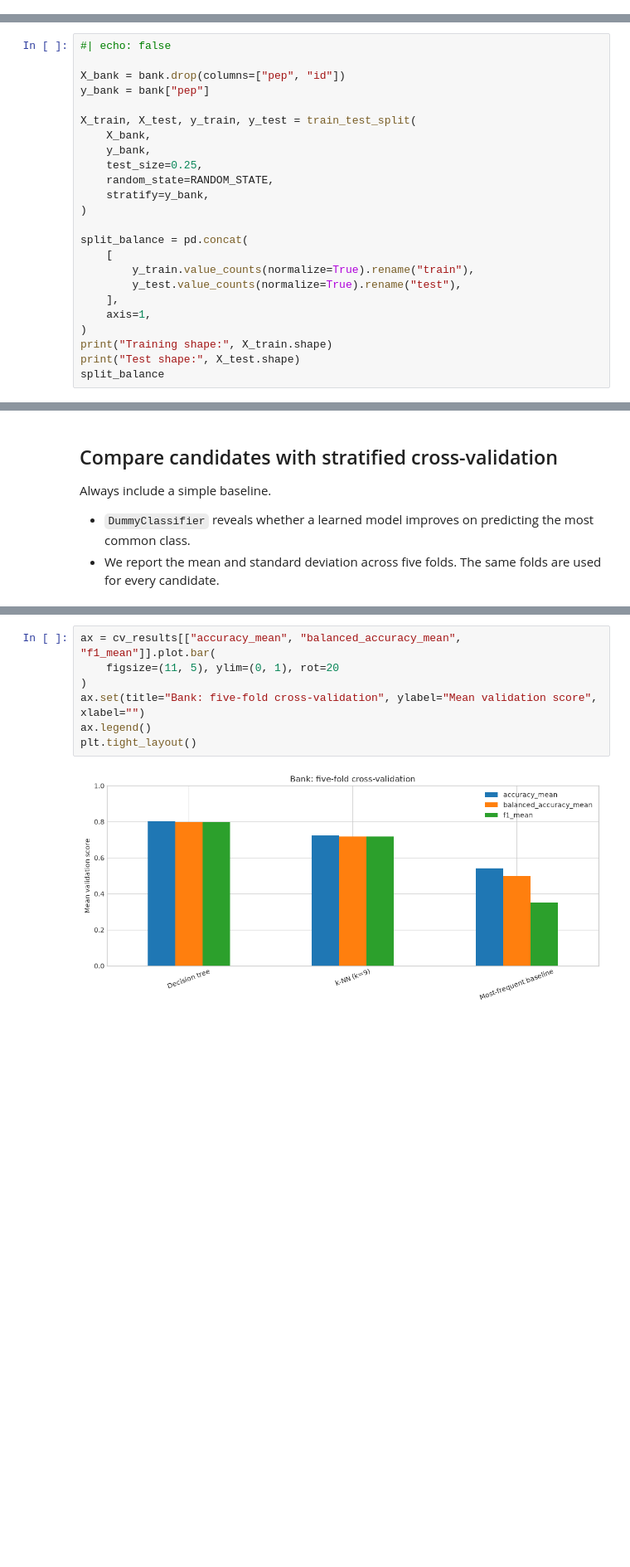
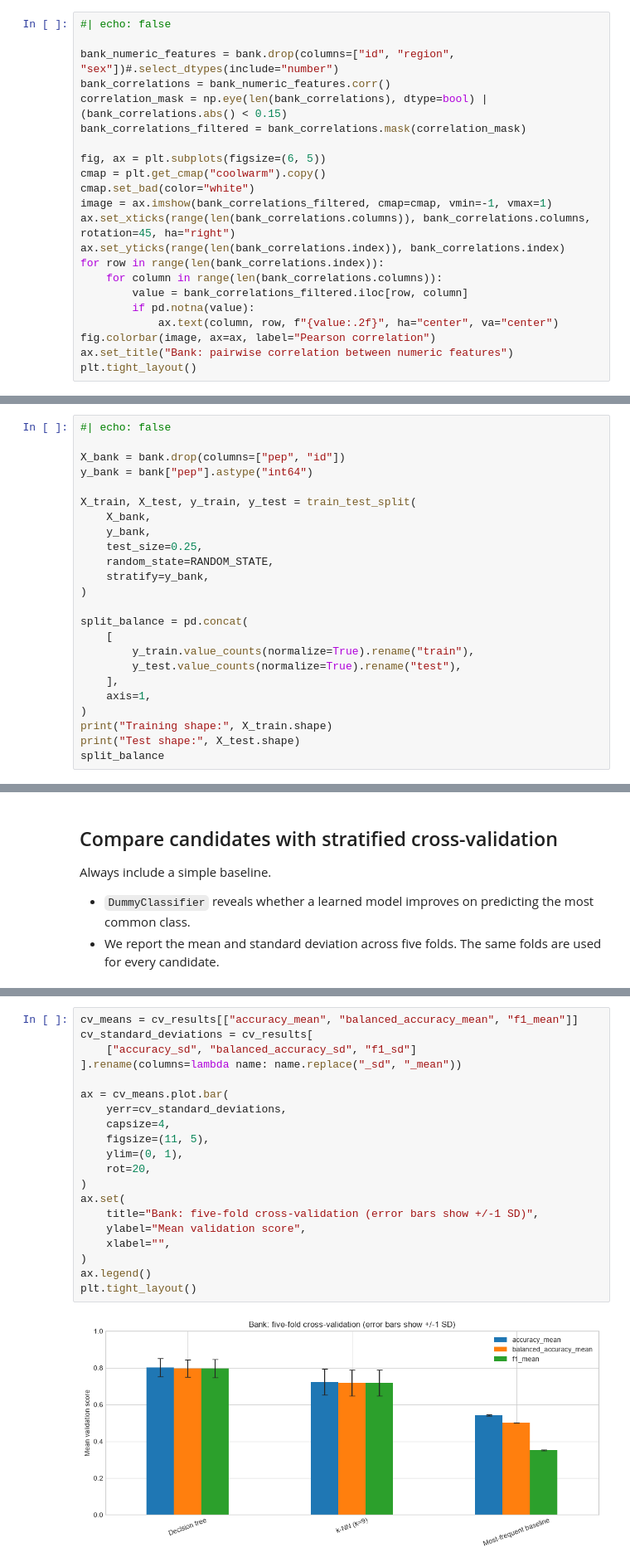
Before and after one commit to w4bo/AA2627-unibo-mldm, a Jupyter notebook: slides/lab-03-classification.ipynb, the cells around one changed output, grey strips where cells are left out. Shown at 83% size. Saved outputs shown, nothing was run; the diff lists cells and outputs as text; blank space fills up the shorter version.

```diff
--- a/slides/lab-03-classification.ipynb
+++ b/slides/lab-03-classification.ipynb
@@ -281,0 +304,22 @@ bank["pep"].value_counts(normalize=True).rename("proportion").to_frame()
+# %%
+#| echo: false
+
+bank_numeric_features = bank.drop(columns=["id", "region", "sex"])#.select_dtypes(include="number")
+bank_correlations = bank_numeric_features.corr()
+correlation_mask = np.eye(len(bank_correlations), dtype=bool) | (bank_correlations.abs() < 0.15)
+bank_correlations_filtered = bank_correlations.mask(correlation_mask)
+
+fig, ax = plt.subplots(figsize=(6, 5))
+cmap = plt.get_cmap("coolwarm").copy()
+cmap.set_bad(color="white")
+image = ax.imshow(bank_correlations_filtered, cmap=cmap, vmin=-1, vmax=1)
+ax.set_xticks(range(len(bank_correlations.columns)), bank_correlations.columns, rotation=45, ha="right")
+ax.set_yticks(range(len(bank_correlations.index)), bank_correlations.index)
+for row in range(len(bank_correlations.index)):
+    for column in range(len(bank_correlations.columns)):
+        value = bank_correlations_filtered.iloc[row, column]
+        if pd.notna(value):
+            ax.text(column, row, f"{value:.2f}", ha="center", va="center")
+fig.colorbar(image, ax=ax, label="Pearson correlation")
+ax.set_title("Bank: pairwise correlation between numeric features")
+plt.tight_layout()
@@ -332,7 +381,7 @@ The test set is placed “in a vault” until model selection is complete.
 #| echo: false
 
 X_bank = bank.drop(columns=["pep", "id"])
-y_bank = bank["pep"]
+y_bank = bank["pep"].astype("int64")
 
 X_train, X_test, y_train, y_test = train_test_split(
     X_bank,
@@ -465,14 +515,27 @@ cv_results = pd.DataFrame(cv_rows).set_index("model").sort_values(
 )
 # cv_results.round(3)
 # %%
-ax = cv_results[["accuracy_mean", "balanced_accuracy_mean", "f1_mean"]].plot.bar(
-    figsize=(11, 5), ylim=(0, 1), rot=20
+cv_means = cv_results[["accuracy_mean", "balanced_accuracy_mean", "f1_mean"]]
+cv_standard_deviations = cv_results[
+    ["accuracy_sd", "balanced_accuracy_sd", "f1_sd"]
+].rename(columns=lambda name: name.replace("_sd", "_mean"))
+
+ax = cv_means.plot.bar(
+    yerr=cv_standard_deviations,
+    capsize=4,
+    figsize=(11, 5),
+    ylim=(0, 1),
+    rot=20,
 )
-ax.set(title="Bank: five-fold cross-validation", ylabel="Mean validation score", xlabel="")
+ax.set(
+    title="Bank: five-fold cross-validation (error bars show +/-1 SD)",
+    ylabel="Mean validation score",
+    xlabel="",
+)
 ax.legend()
 plt.tight_layout()
 # %% [output]
-[figure, old version]
+[figure, new version]
 # %% [markdown]
 ## Checkpoint - read cross-validation results
 
```
Also changed, not shown: parts of 31 cells of this notebook, 1 other file.
